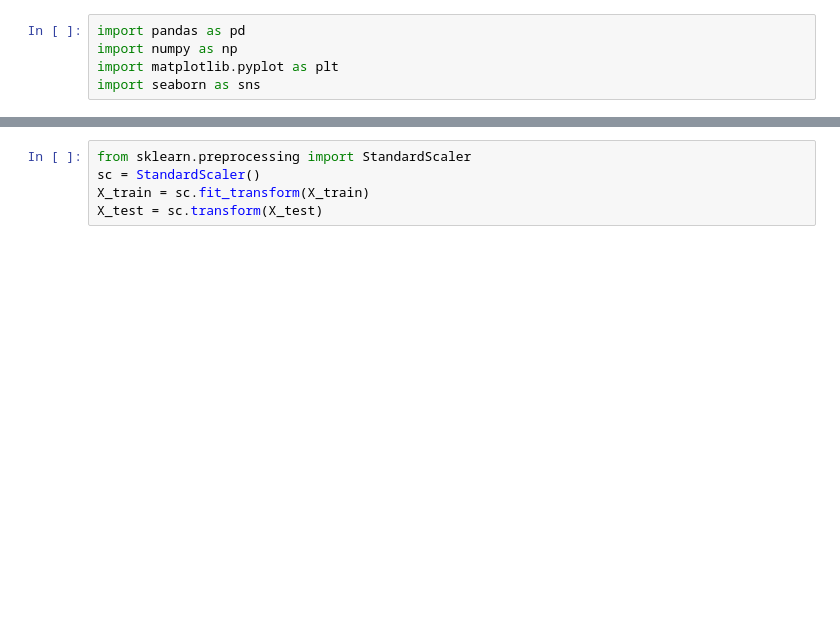
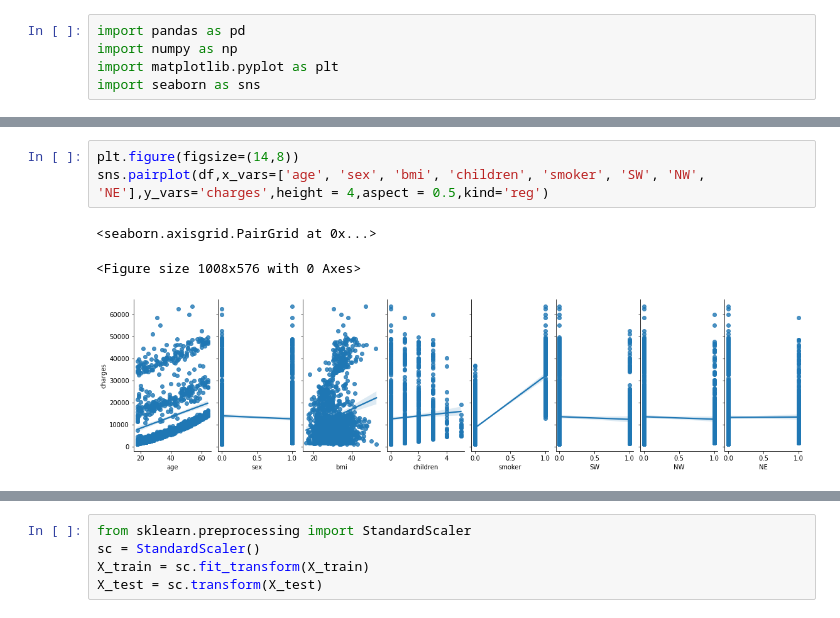
Before and after one commit to Snstark/InsuranceDataset, a Jupyter notebook: Insurance.ipynb, the cells around one changed output, grey strips where cells are left out. Drawn from its saved outputs; the diff is of its cells as text; blank space fills up the shorter version.

```diff
--- a/Insurance.ipynb
+++ b/Insurance.ipynb
@@ -45 +136,8 @@ sns.heatmap(d.corr(),annot=True,cmap="jet")
+# %%
+plt.figure(figsize=(14,8))
+sns.pairplot(df,x_vars=['age', 'sex', 'bmi', 'children', 'smoker', 'SW', 'NW', 'NE'],y_vars='charges',height = 4,aspect = 0.5,kind='reg')
+# %% [output]
+<seaborn.axisgrid.PairGrid at 0x...>
+<Figure size 1008x576 with 0 Axes>
+[figure, added]
 # %%
```
Also changed, not shown: parts of 63 cells of this notebook, 6 other files.
